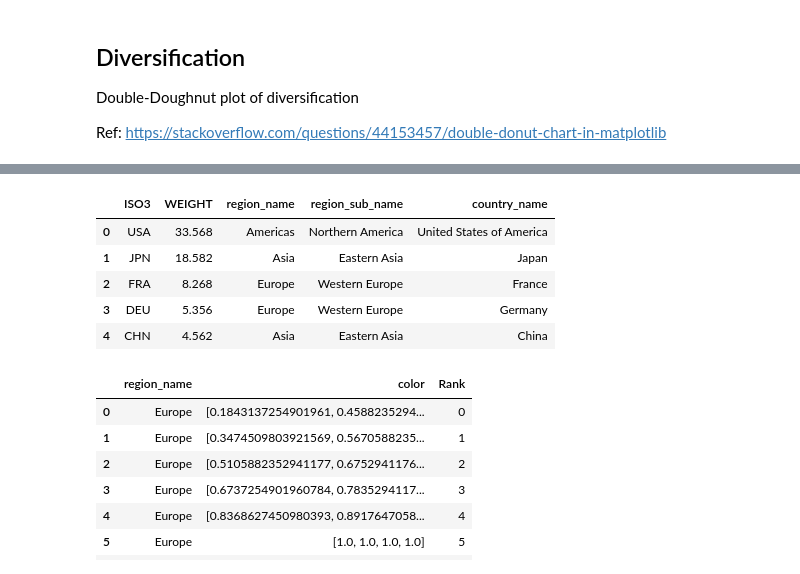
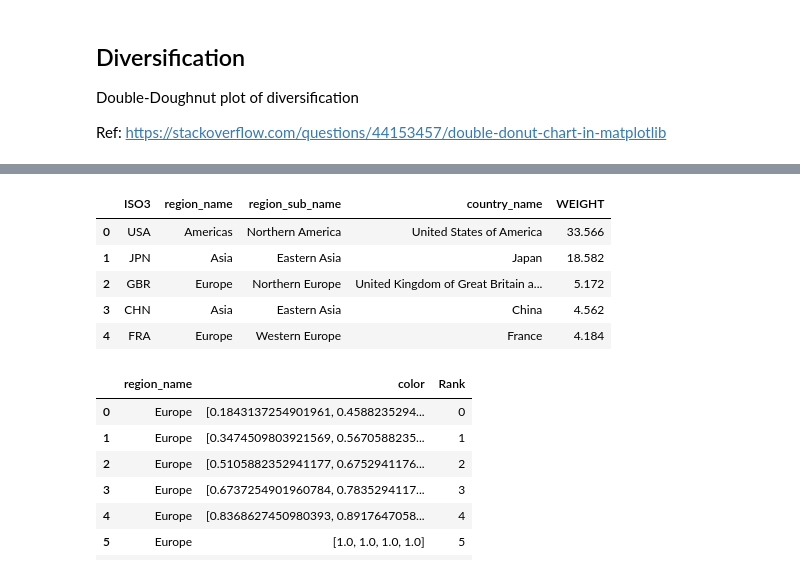
Before and after one commit to Mebbel/PortfolioManagement, a Jupyter notebook: _0001_Dashboard.ipynb, the cells around one changed output, grey strips where cells are left out. Saved outputs shown, nothing was run; the diff lists cells and outputs as text; code cells hidden in the pictures.

```diff
--- a/_0001_Dashboard.ipynb
+++ b/_0001_Dashboard.ipynb
@@ -339,7 +342,7 @@ df_dist_temp
 | 1 | IE00B1YZSC51 | 0.683000 |
 # %%
 # Add distribution information to portfolio
-# df_pf = df_pf.join(df_dist_temp.set_index('Security_ISIN'), on=['Security_ISIN'])
+df_pf = df_pf.join(df_dist_temp.set_index('Security_ISIN'), on=['Security_ISIN'])
 
 # Fill NA observations for ETFs without any distribution information
 df_pf = df_pf.fillna(value={'Dist_EUR': 0})
@@ -510,33 +544,34 @@ positions[~positions.ISIN.isin(equity_info.Security_ISIN)].sort_values('WEIGHT',
 # %%
 df_pf_region = (
-    positions
-    # REname columns
-    .rename(columns={'ISIN': 'Security_ISIN'})
-    # Add Portfolio weights
-    .join(df_pf[['Security_ISIN', 'Weight']].rename(columns={'Security_ISIN':'ISIN_FUND'}).set_index('ISIN_FUND'), on='ISIN_FUND')
-    # Apply Portfolio weights
-    .assign(WEIGHT = lambda x: x.WEIGHT * x.Weight)
-    # Aggregate by security
-    .groupby(['Security_ISIN']).agg({'WEIGHT':'sum'})
+    # positions
+    # # REname columns
+    # .rename(columns={'ISIN': 'Security_ISIN'})
+    # # Add Portfolio weights
+    # .join(df_pf[['Security_ISIN', 'Weight']].rename(columns={'Security_ISIN':'ISIN_FUND'}).set_index('ISIN_FUND'), on='ISIN_FUND')
+    # # Apply Portfolio weights
+    # .assign(WEIGHT = lambda x: x.WEIGHT * x.Weight)
+    # # Aggregate by security
+    # .groupby(['Security_ISIN']).agg({'WEIGHT':'sum'})
+    df_pf_positions
     # Add country information
-    .join(equity_info[['Security_ISIN', 'ISO3']].set_index('Security_ISIN'), on='Security_ISIN')
+    # .join(equity_info[['Security_ISIN', 'ISO3']].set_index('Security_ISIN'), on='Security_ISIN')
     # Aggregate by country
-    .groupby('ISO3').agg({'WEIGHT':'sum'})
+    .groupby(['ISO3', 'region_name', 'region_sub_name', 'country_name']).agg({'WEIGHT':'sum'})
     # Add region information
-    .join(map_iso3.set_index('ISO3'), on='ISO3')
+    # .join(map_iso3.set_index('ISO3'), on='ISO3')
     # Sort values by WEIGHT
     .sort_values('WEIGHT', ascending=False)
     # reset index so that ISO3 is a column again
     .reset_index()
 )
 df_pf_region.head()
 # %% [output]
-|  | ISO3 | WEIGHT | region_name | region_sub_name | country_name |
-| 0 | USA | 33.568 | Americas | Northern America | United States of America |
-| 1 | JPN | 18.582 | Asia | Eastern Asia | Japan |
-| 2 | FRA | 8.268 | Europe | Western Europe | France |
-| 3 | DEU | 5.356 | Europe | Western Europe | Germany |
-| 4 | CHN | 4.562 | Asia | Eastern Asia | China |
+|  | ISO3 | region_name | region_sub_name | country_name | WEIGHT |
+| 0 | USA | Americas | Northern America | United States of America | 33.566 |
+| 1 | JPN | Asia | Eastern Asia | Japan | 18.582 |
+| 2 | GBR | Europe | Northern Europe | United Kingdom of Great Britain a... | 5.172 |
+| 3 | CHN | Asia | Eastern Asia | China | 4.562 |
+| 4 | FRA | Europe | Western Europe | France | 4.184 |
 # %%
 # TODO: List of securities with missing country information and relevant exposure (> 0.5% Weight). i.e. missing in mapping!
 # %%
```
Also changed, not shown: parts of 12 cells of this notebook, 2 other files.
